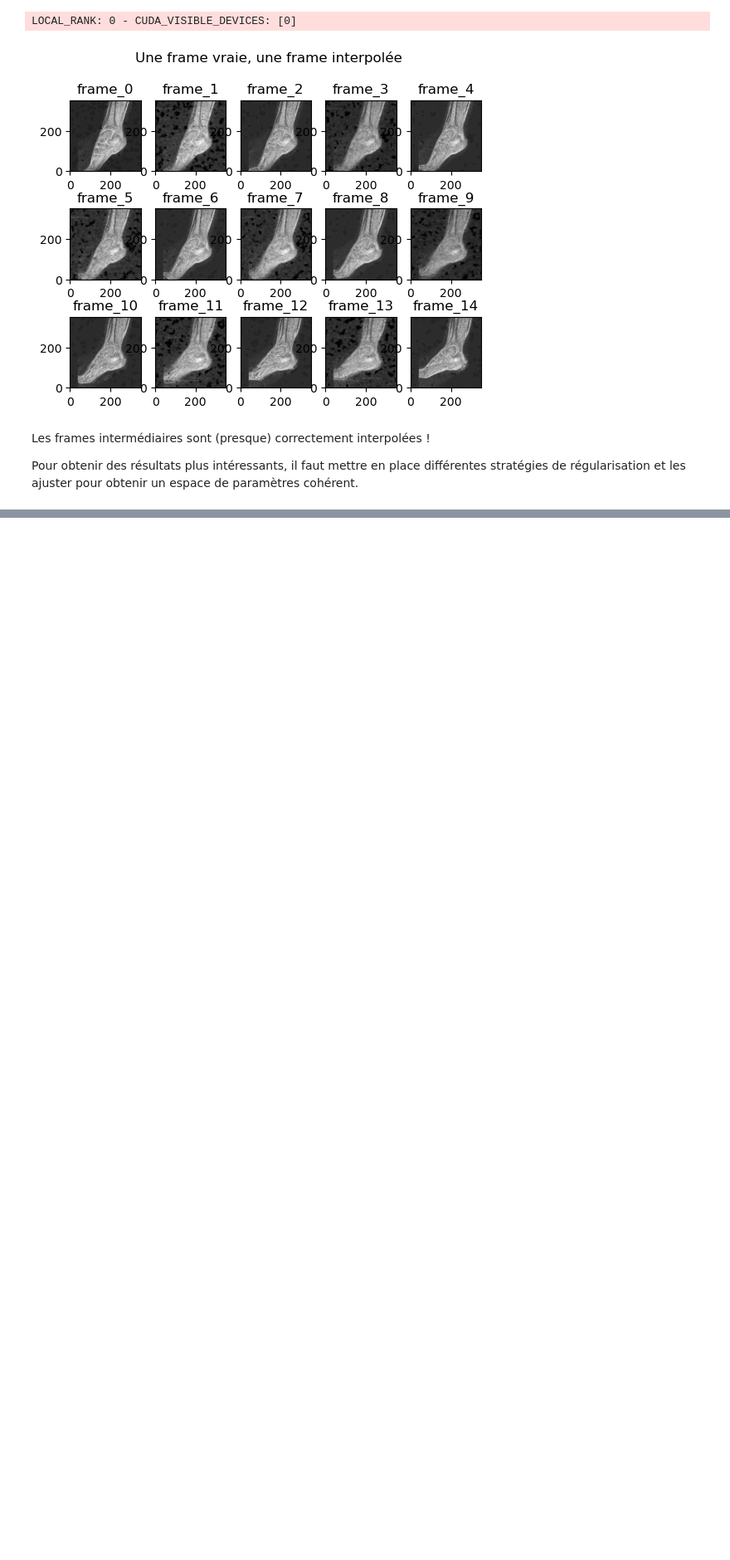
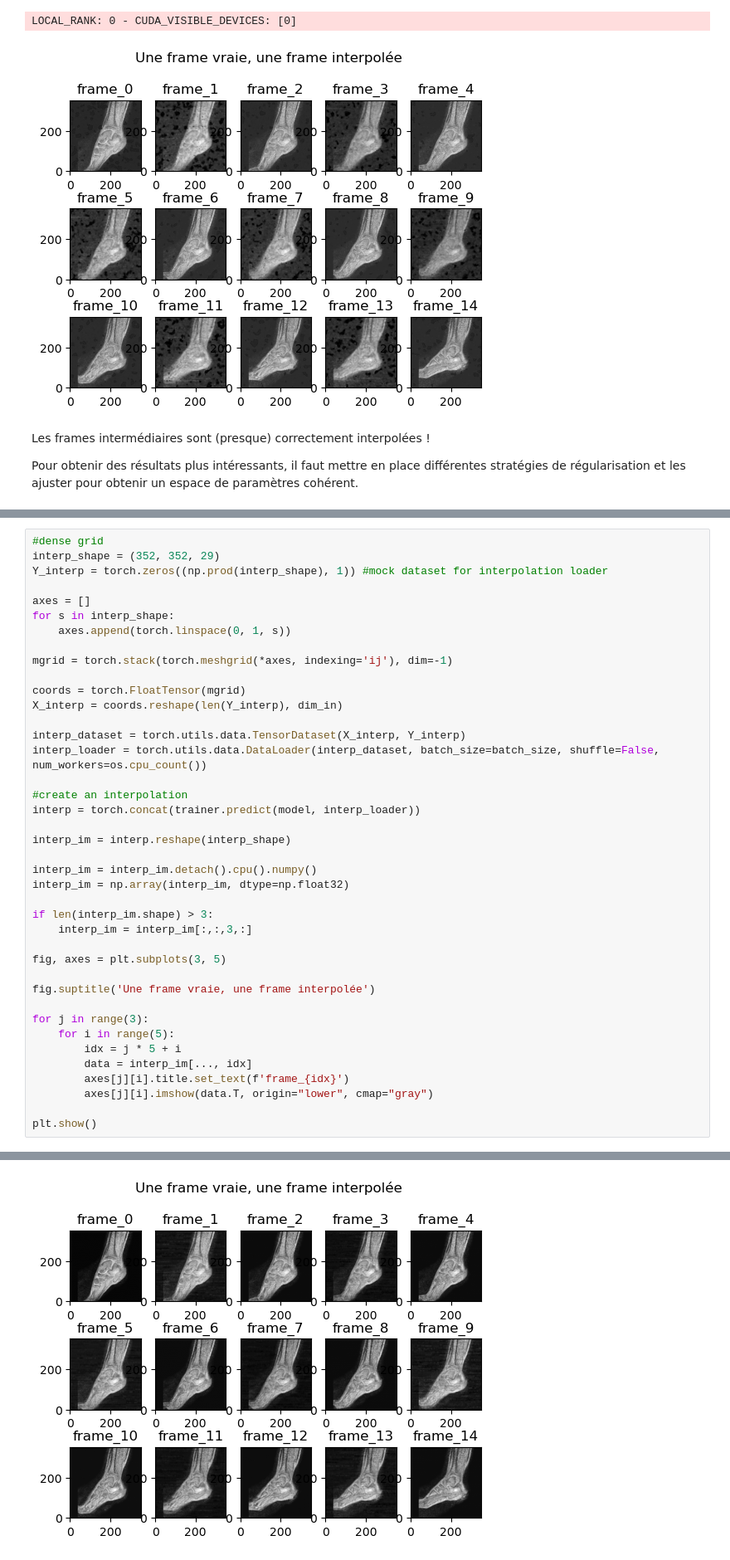
Before and after one commit to Benjamin-Fouquet/mri_interpolation, a Jupyter notebook: ReprésentationsImplicites.ipynb, the cells around one changed output, grey strips where cells are left out. Shown at 83% size. Drawn from its saved outputs; the diff is of its cells as text; blank space fills up the shorter version.

```diff
--- a/ReprésentationsImplicites.ipynb
+++ b/ReprésentationsImplicites.ipynb
@@ -1790,0 +2073,41 @@ Pour obtenir des résultats plus intéressants, il faut mettre en place différe
+# %%
+#dense grid
+interp_shape = (352, 352, 29)
+Y_interp = torch.zeros((np.prod(interp_shape), 1)) #mock dataset for interpolation loader
+
+axes = []
+for s in interp_shape:
+    axes.append(torch.linspace(0, 1, s))
+
+mgrid = torch.stack(torch.meshgrid(*axes, indexing='ij'), dim=-1)
+
+coords = torch.FloatTensor(mgrid)
+X_interp = coords.reshape(len(Y_interp), dim_in)
+
+interp_dataset = torch.utils.data.TensorDataset(X_interp, Y_interp)
+interp_loader = torch.utils.data.DataLoader(interp_dataset, batch_size=batch_size, shuffle=False, num_workers=os.cpu_count())
+
+#create an interpolation
+interp = torch.concat(trainer.predict(model, interp_loader))
+
+interp_im = interp.reshape(interp_shape)
+
+interp_im = interp_im.detach().cpu().numpy()
+interp_im = np.array(interp_im, dtype=np.float32)
+
+if len(interp_im.shape) > 3:
+    interp_im = interp_im[:,:,3,:]
+
+fig, axes = plt.subplots(3, 5)
+
+fig.suptitle('Une frame vraie, une frame interpolée')
+
+for j in range(3):
+    for i in range(5):
+        idx = j * 5 + i
+        data = interp_im[..., idx]
+        axes[j][i].title.set_text(f'frame_{idx}')
+        axes[j][i].imshow(data.T, origin="lower", cmap="gray")
+
+plt.show()
+# %% [output]
@@ -1790,0 +2115 @@ Pour obtenir des résultats plus intéressants, il faut mettre en place différe
+[figure, added]
```
Also changed, not shown: parts of 21 cells of this notebook.
